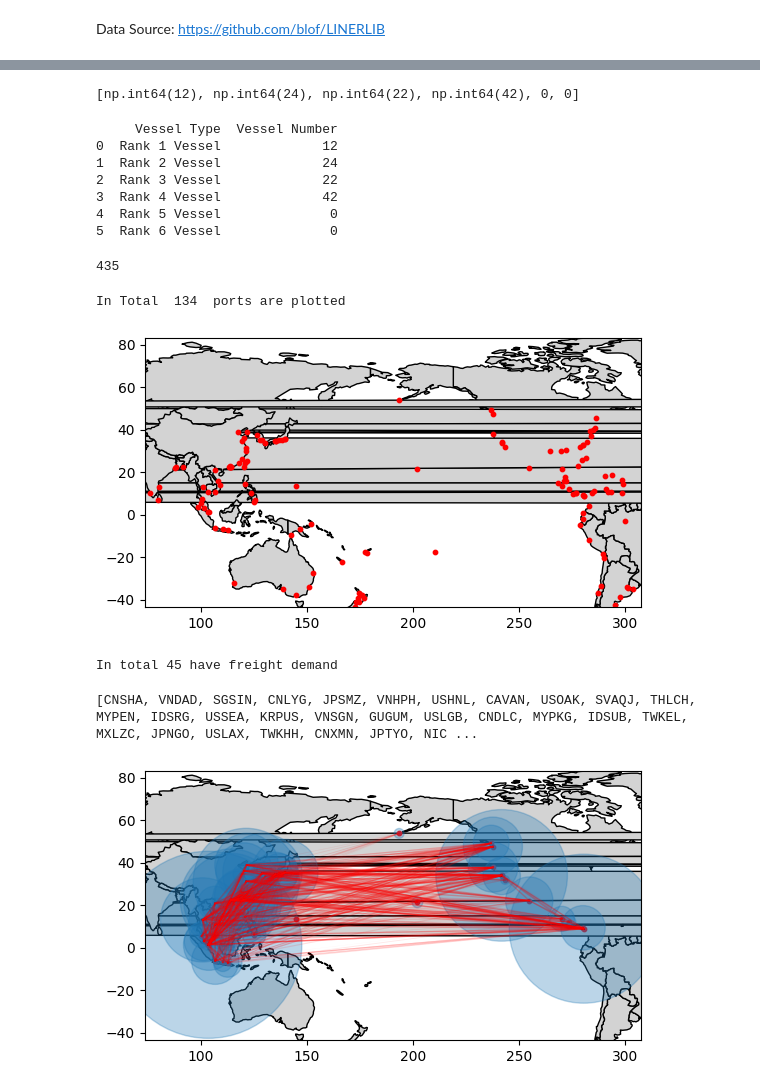
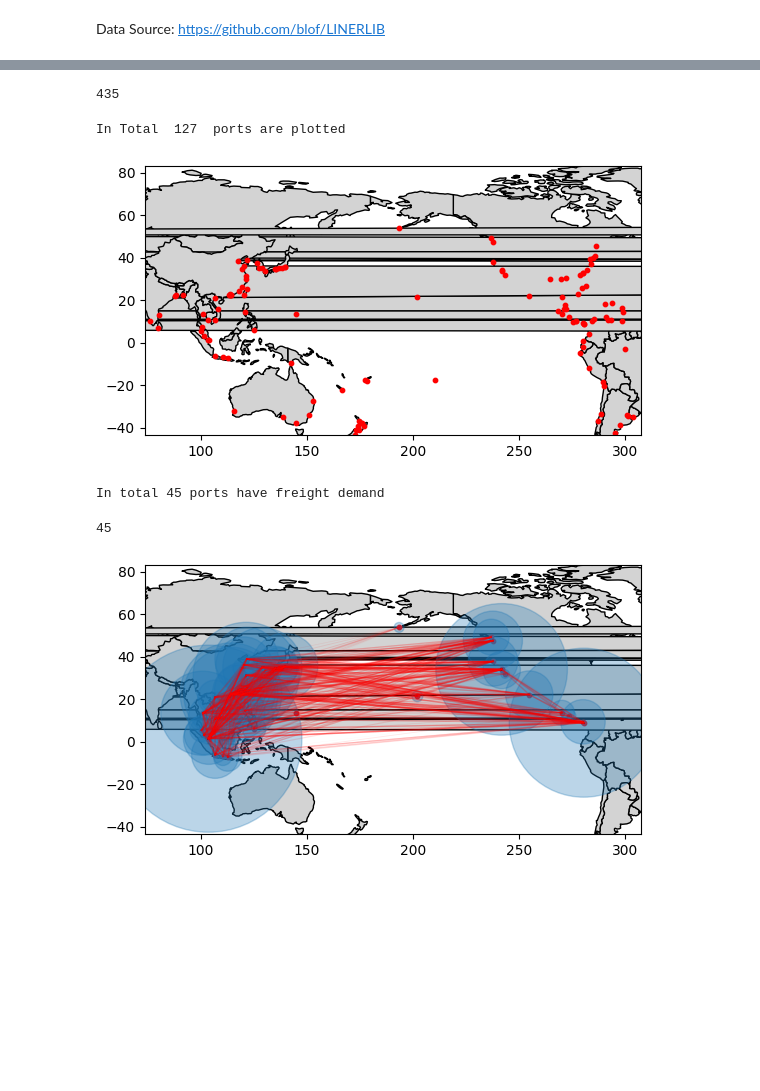
Before and after one commit to anjaliancy/nus-cma-proj-priv, a Jupyter notebook: src/test_benchmarks.ipynb, the cells around one changed output, grey strips where cells are left out. Saved outputs shown, nothing was run; the diff lists cells and outputs as text; code cells hidden in the pictures; blank space fills up the shorter version.

```diff
--- a/src/test_benchmarks.ipynb
+++ b/src/test_benchmarks.ipynb
@@ -28,38 +39,22 @@ portpool = read_port_data(vessel_pool, cma_portpool)
-# %%
-vessel_pool.numbers_list
-# %% [output]
-[np.int64(12), np.int64(24), np.int64(22), np.int64(42), 0, 0]
-# %%
-vessel_pool
-# %% [output]
-     Vessel Type  Vessel Number
-0  Rank 1 Vessel             12
-1  Rank 2 Vessel             24
-2  Rank 3 Vessel             22
-3  Rank 4 Vessel             42
-4  Rank 5 Vessel              0
-5  Rank 6 Vessel              0
 # %%
-portpool.get_number_of_ports()
+display(portpool.get_number_of_ports())
+_, _, portpool_Pacific = portpool.plot(pacific, center_pacific=True)
 # %% [output]
 435
+In Total  127  ports are plotted
+[figure, added]
-# %%
-_, _, portpool_Pacific = portpool.plot(pacific, center_pacific=True)
-# %% [output]
-In Total  134  ports are plotted
-[figure, removed]
 # %%
+# create a new pool of ports with richer information
 week_demands, unit_revenue = read_demand(portpool_Pacific)
 dist_mat = cma.read_sailing_distance_data(portpool_Pacific)
+
+portgraph = cma.PortGraph(portpool_Pacific, dist_mat, week_demands, unit_revenue)
+num_ports = portgraph.get_number_of_ports()
+print(f'In total {num_ports} ports have freight demand')
+len(portgraph.filtered_by_transship_capacity())
+# %% [output]
+In total 45 ports have freight demand
+45
-# %%
-# create a new pool of ports with richer information
-portgraph = cma.PortGraph(portpool_Pacific, dist_mat, week_demands, unit_revenue)
-num_ports = portgraph.get_number_of_ports()
-print(f'In total {num_ports} have freight demand')
-portgraph
-# %% [output]
-In total 45 have freight demand
-[CNSHA, VNDAD, SGSIN, CNLYG, JPSMZ, VNHPH, USHNL, CAVAN, USOAK, SVAQJ, THLCH, MYPEN, IDSRG, USSEA, KRPUS, VNSGN, GUGUM, USLGB, CNDLC, MYPKG, IDSUB, TWKEL, MXLZC, JPNGO, USLAX, TWKHH, CNXMN, JPTYO, NIC ...
 # %%
 # plot the demands between ports
 _, ax, _ = portgraph.plot(pacific, center_pacific=True)
```
Also changed, not shown: parts of 10 cells of this notebook, 3 other files.
